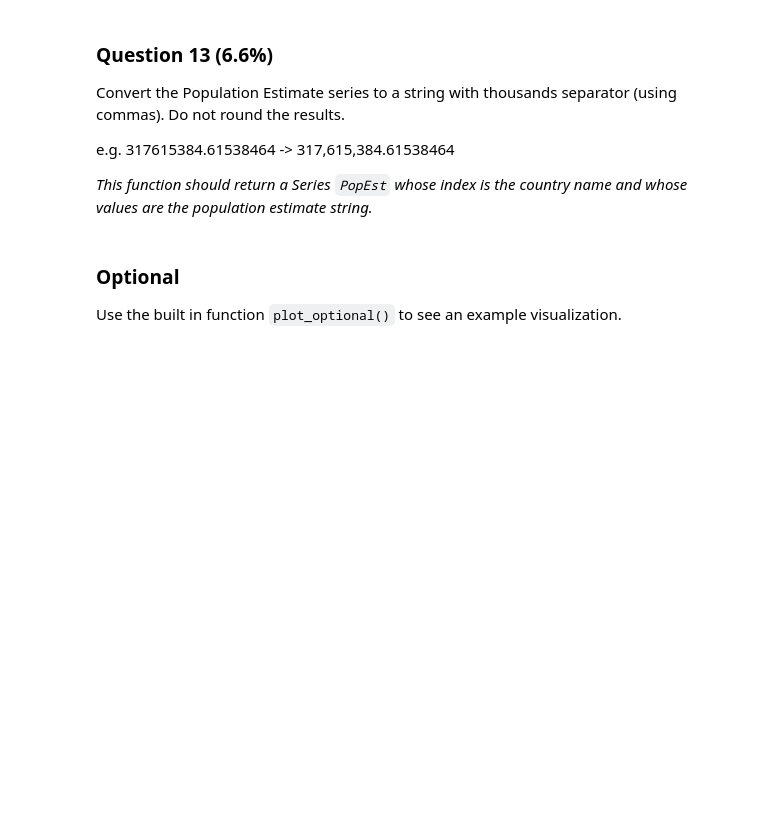
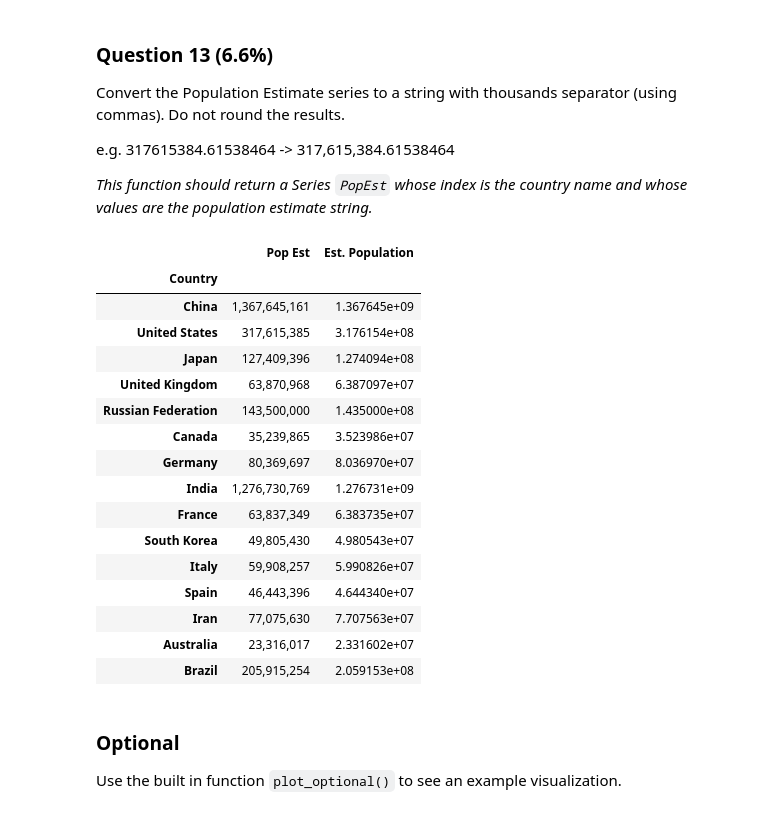
Before and after one commit to bholbein/applied-data-science-with-python, a Jupyter notebook: Introduction/Assignment+3.ipynb, the cells around one changed output. Drawn from its saved outputs; the diff is of its cells as text; code cells hidden in the pictures; blank space fills up the shorter version.

```diff
--- a/Introduction/Assignment+3.ipynb
+++ b/Introduction/Assignment+3.ipynb
@@ -399,10 +445,32 @@ Convert the Population Estimate series to a string with thousands separator (usi
 e.g. 317615384.61538464 -> 317,615,384.61538464
 
 *This function should return a Series `PopEst` whose index is the country name and whose values are the population estimate string.*
-# %%
-def answer_thirteen():
-    Top15 = answer_one()
-    return "ANSWER"
+# %%
+def answer_thirteen():
+    Top15 = answer_one()
+    Top15['Est. Population'] = Top15['Energy Supply']/Top15['Energy Supply per Capita']
+    Top15['Pop Est'] = Top15['Est. Population'].map('{:,.0f}'.format)
+    return Top15[['Pop Est', 'Est. Population']]
+
+answer_thirteen()
+# %% [output]
+|  | Pop Est | Est. Population |
+| Country |  |  |
+| China | 1,367,645,161 | 1.367645e+09 |
+| United States | 317,615,385 | 3.176154e+08 |
+| Japan | 127,409,396 | 1.274094e+08 |
+| United Kingdom | 63,870,968 | 6.387097e+07 |
+| Russian Federation | 143,500,000 | 1.435000e+08 |
+| Canada | 35,239,865 | 3.523986e+07 |
+| Germany | 80,369,697 | 8.036970e+07 |
+| India | 1,276,730,769 | 1.276731e+09 |
+| France | 63,837,349 | 6.383735e+07 |
+| South Korea | 49,805,430 | 4.980543e+07 |
+| Italy | 59,908,257 | 5.990826e+07 |
+| Spain | 46,443,396 | 4.644340e+07 |
+| Iran | 77,075,630 | 7.707563e+07 |
+| Australia | 23,316,017 | 2.331602e+07 |
+| Brazil | 205,915,254 | 2.059153e+08 |
 # %% [markdown]
 ### Optional
 
```
Also changed, not shown: parts of 4 cells of this notebook.
